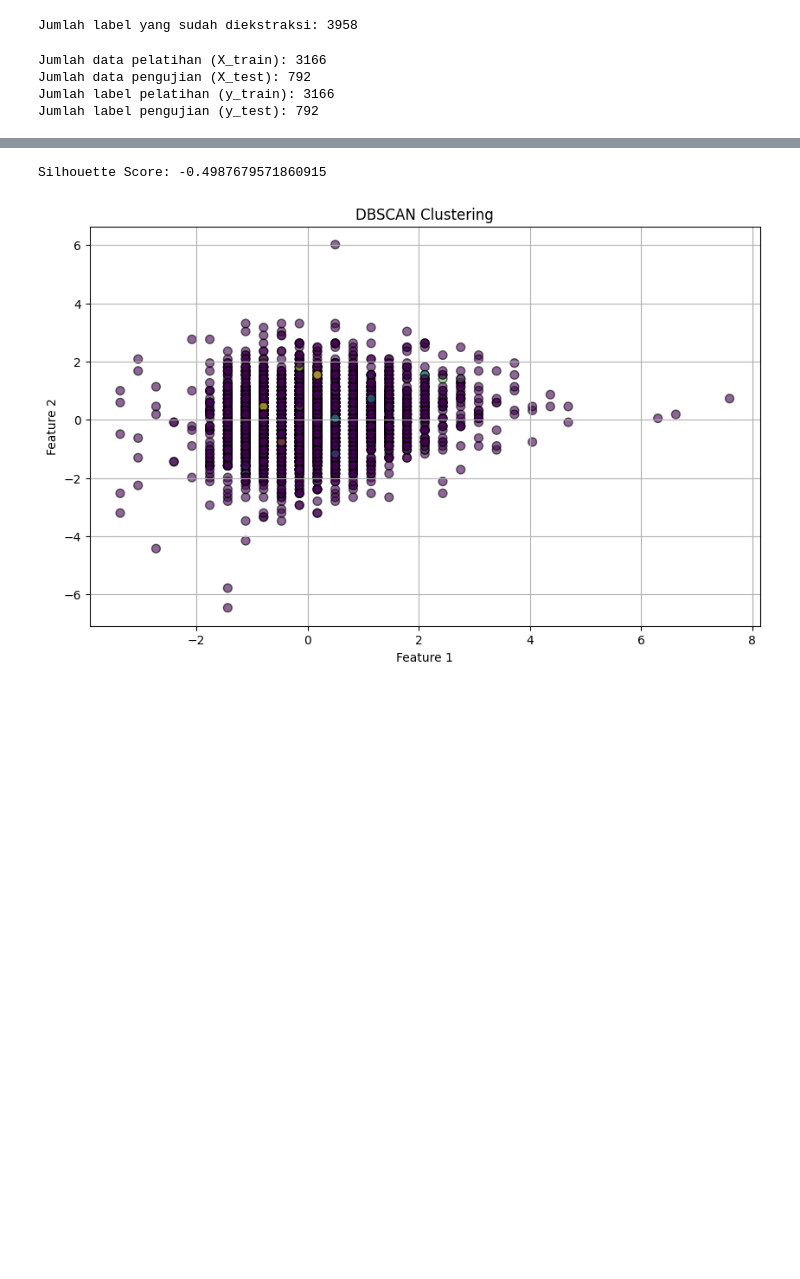
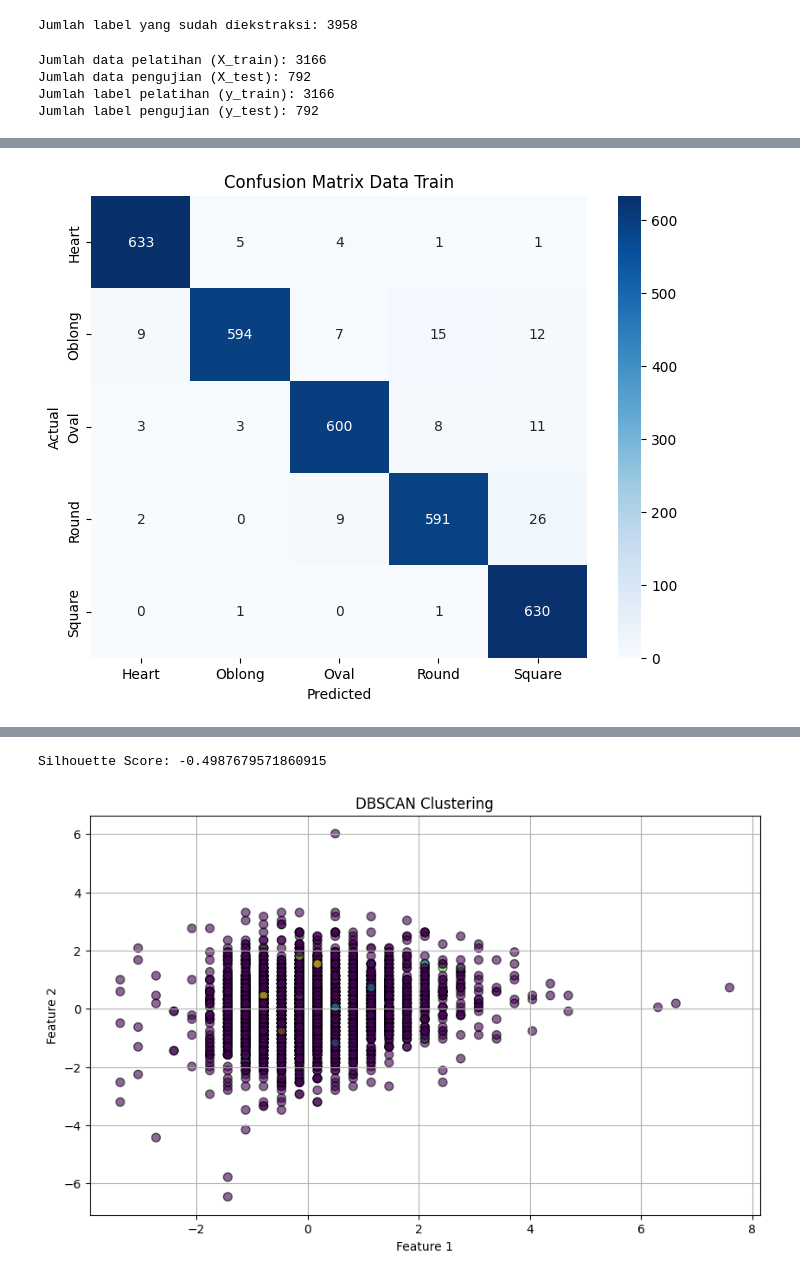
Before and after one commit to akfalah/machine-learning, a Jupyter notebook: 2241720184_AhmadKhoirulFalah.ipynb, the cells around one changed output, grey strips where cells are left out. Cells and saved outputs as stored; diff of their text form; code cells hidden in the pictures; blank space fills up the shorter version.

```diff
--- a/2241720184_AhmadKhoirulFalah.ipynb
+++ b/2241720184_AhmadKhoirulFalah.ipynb
@@ -156,16 +155,7 @@ model.fit(X_train, y_train_one_hot, epochs=50, batch_size=10, verbose=1)
 y_pred_test = model.predict(X_test)
 y_pred_test = np.argmax(y_pred_test, axis=1)
 
-accuracy_test = accuracy_score(y_test, y_pred_test)
-print(f'Akurasi ANN (Test): {accuracy_test}')
-
-confusion_test = confusion_matrix(y_test, y_pred_test)
-
-plt.figure(figsize=(8, 6))
-sns.heatmap(confusion_test, annot=True, fmt='d', cmap='Blues', xticklabels=label_encoder.classes_, yticklabels=label_encoder.classes_)
-plt.xlabel('Predicted')
-plt.ylabel('Actual')
-plt.title('Confusion Matrix ANN')
-plt.show()
+y_pred_train = model.predict(X_train)
+y_pred_train = np.argmax(y_pred_train, axis=1)
 # %% [output]
 Epoch 1/50
@@ -190 +222,14 @@ Akurasi ANN (Test): 0.6515151515151515
+# %%
+# @title Confusion Matrix Data Train
+
+confusion_train = confusion_matrix(y_train, y_pred_train)
+
+plt.figure(figsize=(8, 6))
+sns.heatmap(confusion_train, annot=True, fmt='d', cmap='Blues', xticklabels=label_encoder.classes_, yticklabels=label_encoder.classes_)
+plt.xlabel('Predicted')
+plt.ylabel('Actual')
+plt.title('Confusion Matrix Data Train')
+plt.show()
+# %% [output]
+[figure, added]
 # %%
```
Also changed, not shown: parts of 10 cells of this notebook.
